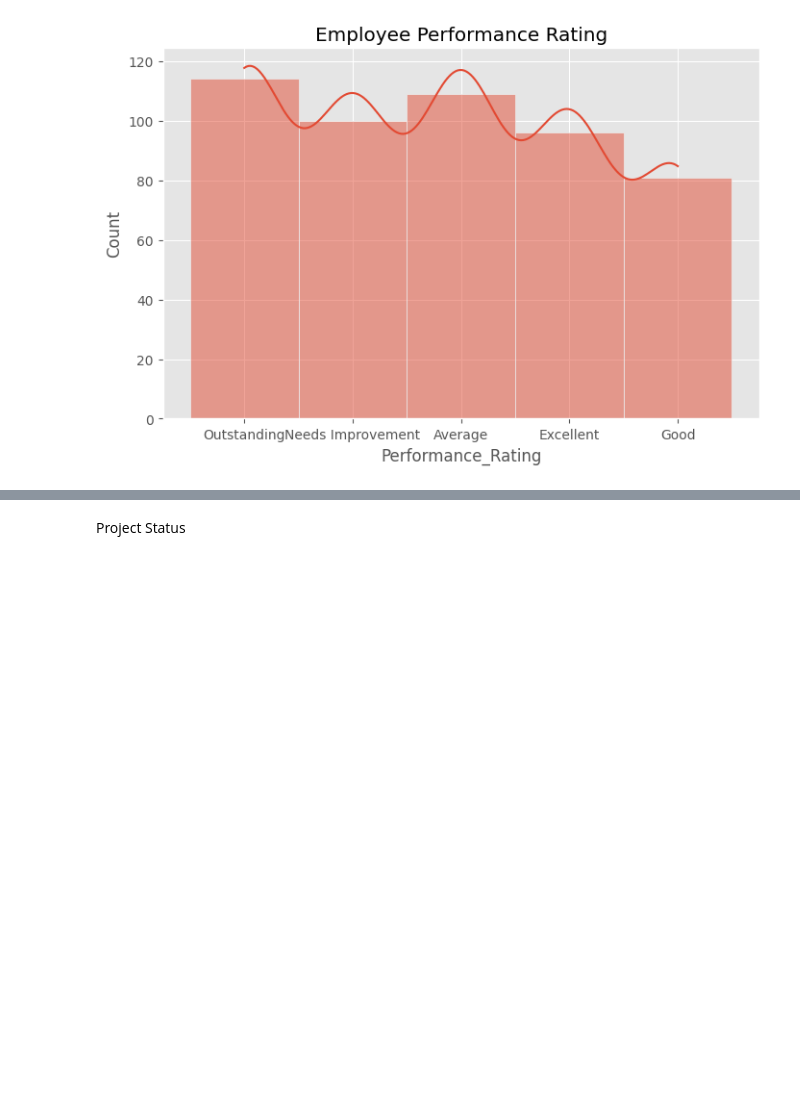
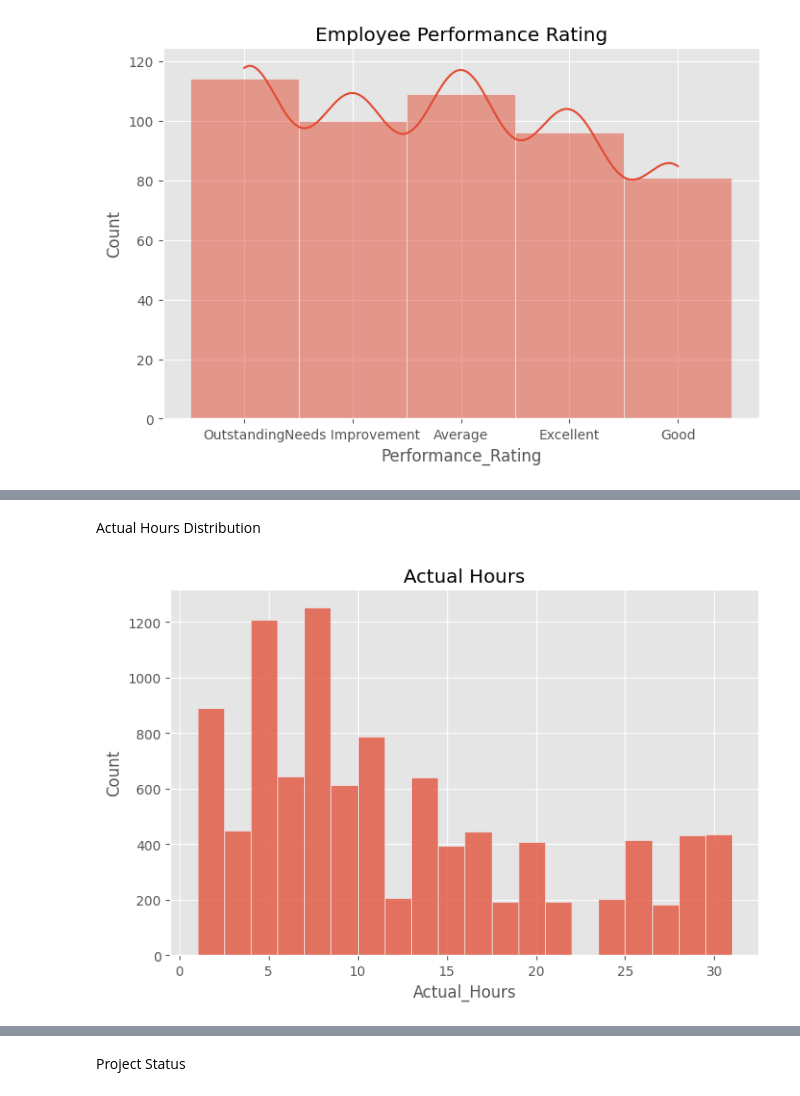
Before and after one commit to Guna-Jagathesan/AI-Powered-Task-Management-System, a Jupyter notebook: notebooks/03_Exploratory_Data_Analysis.ipynb, the cells around one changed output, grey strips where cells are left out. Cells and saved outputs as stored; diff of their text form; code cells hidden in the pictures; blank space fills up the shorter version.

```diff
--- a/notebooks/03_Exploratory_Data_Analysis.ipynb
+++ b/notebooks/03_Exploratory_Data_Analysis.ipynb
@@ -138,0 +212,16 @@ plt.show()
+# %% [markdown]
+Actual Hours Distribution
+# %%
+plt.figure(figsize=(8,5))
+
+sns.histplot(tasks["Actual_Hours"], bins=20)
+
+plt.title("Actual Hours")
+
+plt.savefig("../outputs/charts/actual_hours.png",
+            dpi=300,
+            bbox_inches="tight")
+
+plt.show()
+# %% [output]
+[figure, added]
```
Also changed, not shown: parts of 19 cells of this notebook, 15 other files.
